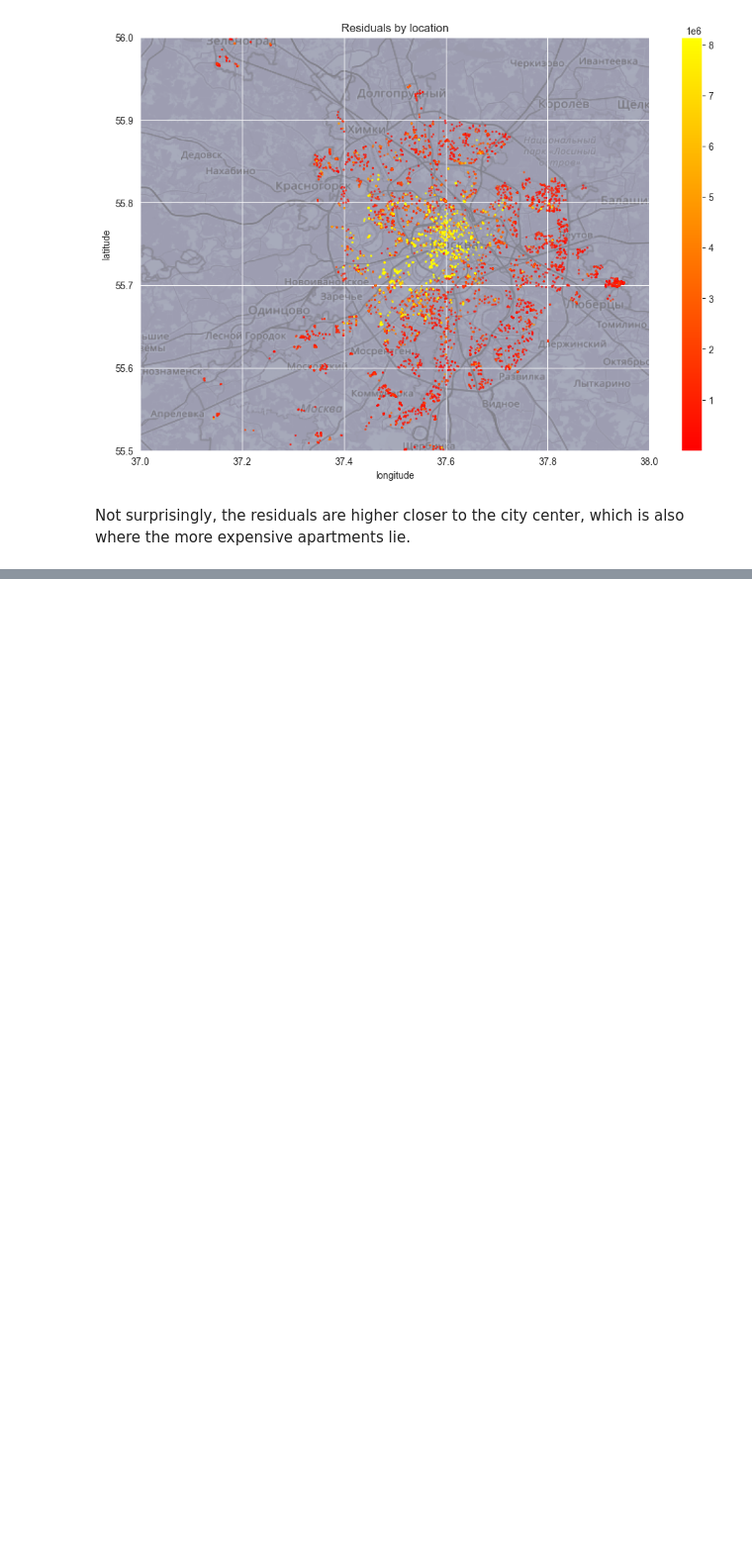
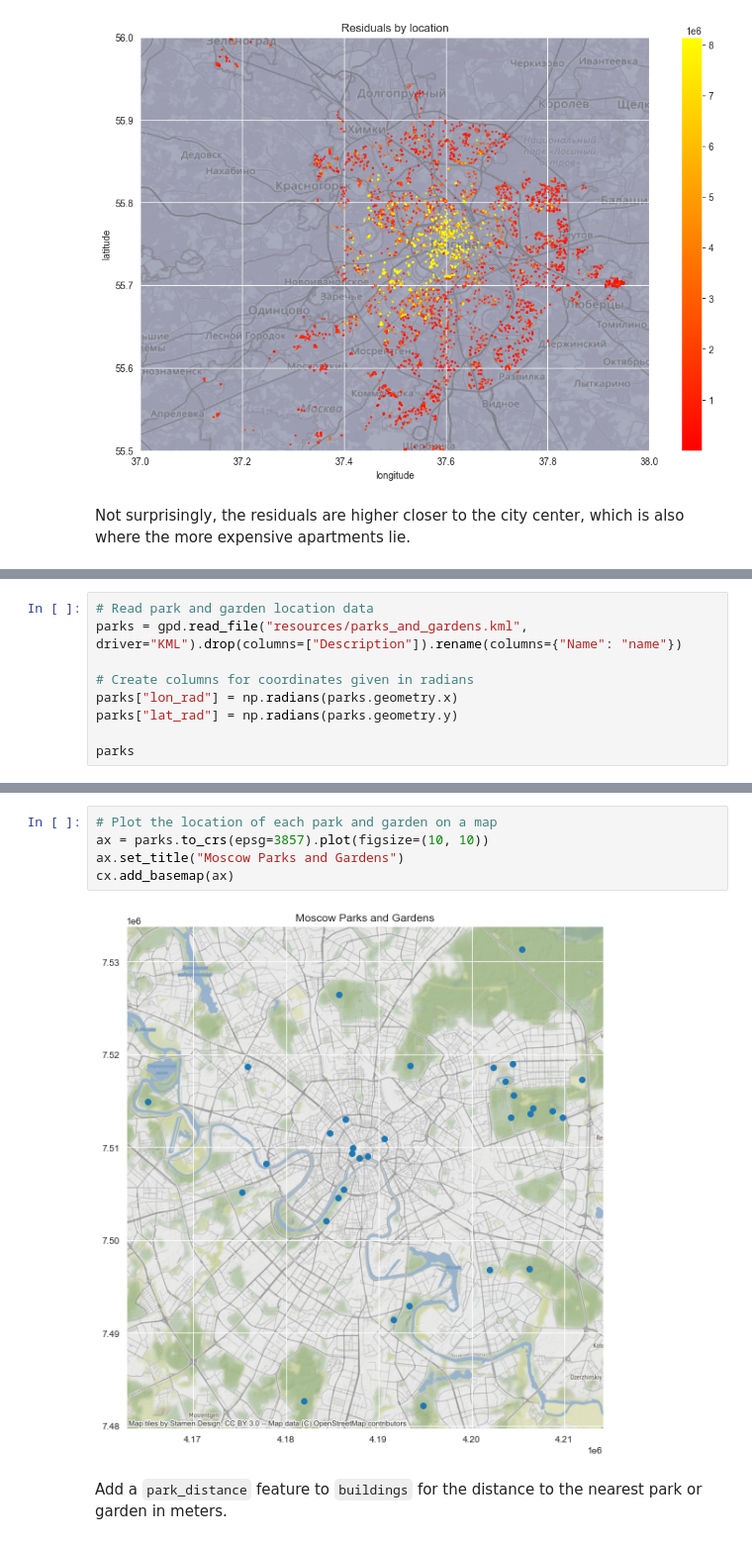
Before and after one commit to jimoskar/ml, a Jupyter notebook: project/long_notebook.ipynb, the cells around one changed output, grey strips where cells are left out. Shown at 99% size. Cells and saved outputs as stored; diff of their text form; blank space fills up the shorter version.

```diff
--- a/project/long_notebook.ipynb
+++ b/project/long_notebook.ipynb
@@ -274,0 +538,9 @@ Not surprisingly, the residuals are higher closer to the city center, which is a
+# %%
+# Read park and garden location data
+parks = gpd.read_file("resources/parks_and_gardens.kml", driver="KML").drop(columns=["Description"]).rename(columns={"Name": "name"})
+
+# Create columns for coordinates given in radians
+parks["lon_rad"] = np.radians(parks.geometry.x)
+parks["lat_rad"] = np.radians(parks.geometry.y)
+
+parks
@@ -274,0 +565,9 @@ Not surprisingly, the residuals are higher closer to the city center, which is a
+# %%
+# Plot the location of each park and garden on a map
+ax = parks.to_crs(epsg=3857).plot(figsize=(10, 10))
+ax.set_title("Moscow Parks and Gardens")
+cx.add_basemap(ax)
+# %% [output]
+[figure, added]
+# %% [markdown]
+Add a `park_distance` feature to `buildings` for the distance to the nearest park or garden in meters.
```
Also changed, not shown: parts of 64 cells of this notebook.
